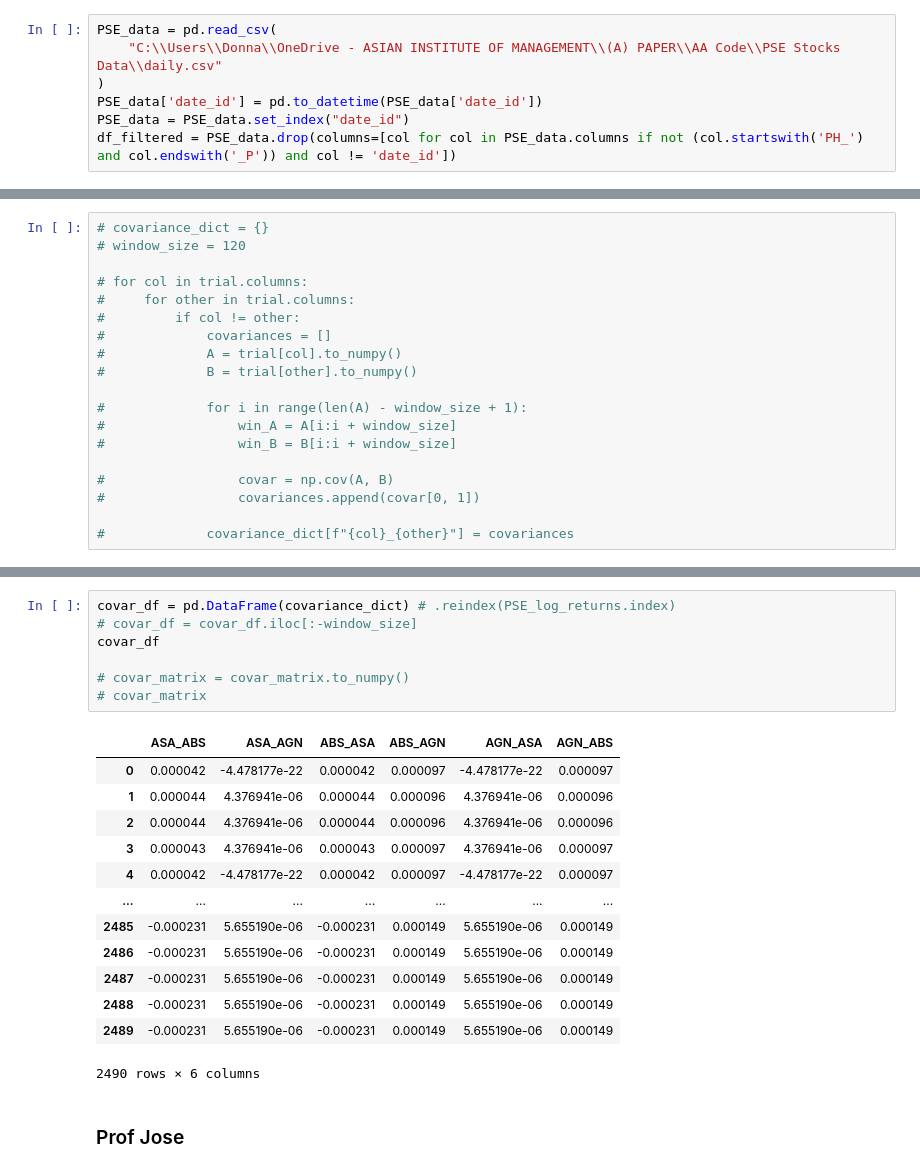
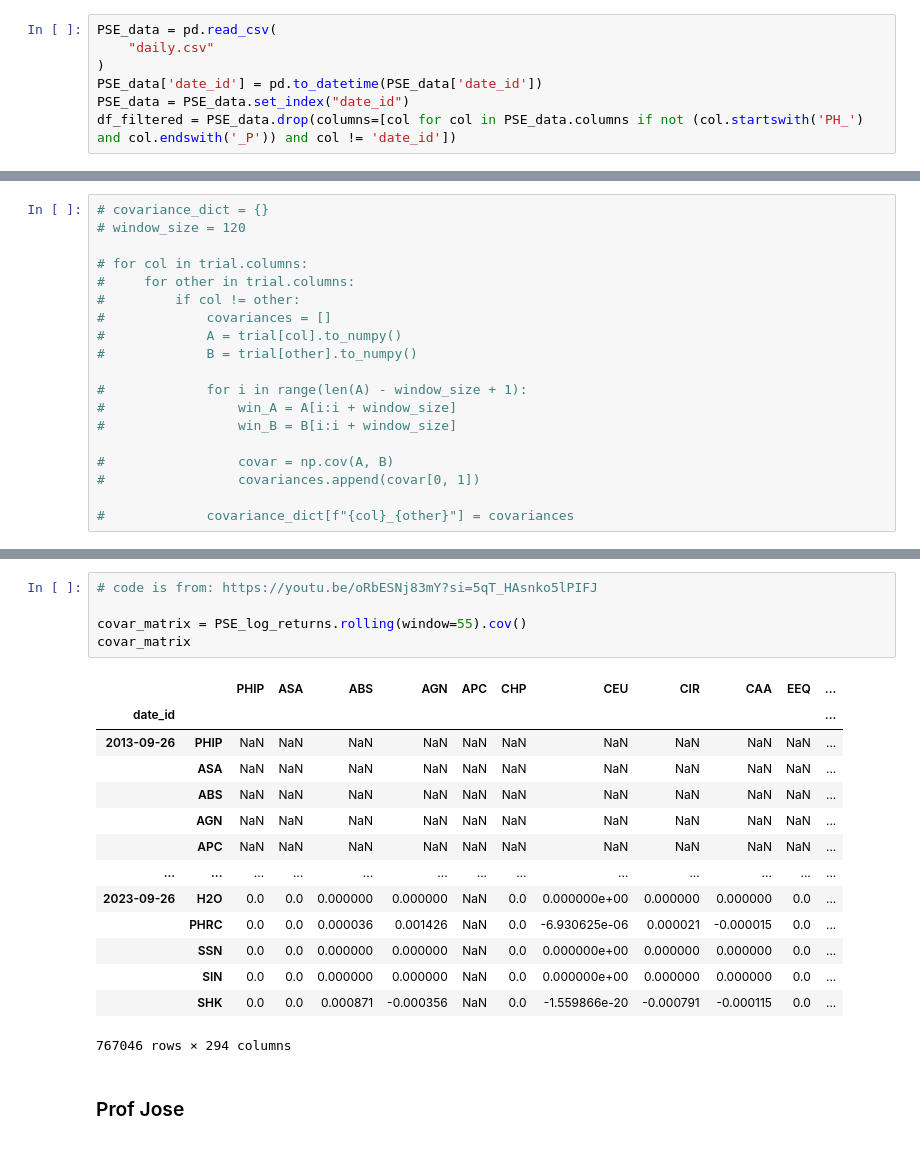
Before and after one commit to donnafaithhh/PSE-Work, a Jupyter notebook: DFTG New Data Processing.ipynb, the cells around one changed output, grey strips where cells are left out. Cells and saved outputs as stored; diff of their text form.

```diff
--- a/DFTG New Data Processing.ipynb
+++ b/DFTG New Data Processing.ipynb
@@ -11,7 +11,7 @@ import heapq # for minimum spanning tree
 This cell is for reading the data file.
 # %%
 PSE_data = pd.read_csv(
-    "C:\\Users\\Donna\\OneDrive - ASIAN INSTITUTE OF MANAGEMENT\\(A) PAPER\\AA Code\\PSE Stocks Data\\daily.csv"
+    "daily.csv"
 )
 PSE_data['date_id'] = pd.to_datetime(PSE_data['date_id'])
 PSE_data = PSE_data.set_index("date_id")
@@ -165,24 +120,23 @@ for col in trial.columns:
-# %%
-covar_df = pd.DataFrame(covariance_dict) # .reindex(PSE_log_returns.index)
-# covar_df = covar_df.iloc[:-window_size]
-covar_df
-
-# covar_matrix = covar_matrix.to_numpy()
-# covar_matrix
-# %% [output]
-|  | ASA_ABS | ASA_AGN | ABS_ASA | ABS_AGN | AGN_ASA | AGN_ABS |
-| 0 | 0.000042 | -4.478177e-22 | 0.000042 | 0.000097 | -4.478177e-22 | 0.000097 |
-| 1 | 0.000044 | 4.376941e-06 | 0.000044 | 0.000096 | 4.376941e-06 | 0.000096 |
-| 2 | 0.000044 | 4.376941e-06 | 0.000044 | 0.000096 | 4.376941e-06 | 0.000096 |
-| 3 | 0.000043 | 4.376941e-06 | 0.000043 | 0.000097 | 4.376941e-06 | 0.000097 |
-| 4 | 0.000042 | -4.478177e-22 | 0.000042 | 0.000097 | -4.478177e-22 | 0.000097 |
-| ... | ... | ... | ... | ... | ... | ... |
-| 2485 | -0.000231 | 5.655190e-06 | -0.000231 | 0.000149 | 5.655190e-06 | 0.000149 |
-| 2486 | -0.000231 | 5.655190e-06 | -0.000231 | 0.000149 | 5.655190e-06 | 0.000149 |
-| 2487 | -0.000231 | 5.655190e-06 | -0.000231 | 0.000149 | 5.655190e-06 | 0.000149 |
-| 2488 | -0.000231 | 5.655190e-06 | -0.000231 | 0.000149 | 5.655190e-06 | 0.000149 |
-| 2489 | -0.000231 | 5.655190e-06 | -0.000231 | 0.000149 | 5.655190e-06 | 0.000149 |
-2490 rows × 6 columns
+# %%
+# code is from: https://youtu.be/oRbESNj83mY?si=5qT_HAsnko5lPIFJ
+
+covar_matrix = PSE_log_returns.rolling(window=55).cov()
+covar_matrix
+# %% [output]
+|  |  | PHIP | ASA | ABS | AGN | APC | CHP | CEU | CIR | CAA | EEQ | ... |
+| date_id |  |  |  |  |  |  |  |  |  |  |  | ... |
+| 2013-09-26 | PHIP | NaN | NaN | NaN | NaN | NaN | NaN | NaN | NaN | NaN | NaN | ... |
+|  | ASA | NaN | NaN | NaN | NaN | NaN | NaN | NaN | NaN | NaN | NaN | ... |
+|  | ABS | NaN | NaN | NaN | NaN | NaN | NaN | NaN | NaN | NaN | NaN | ... |
+|  | AGN | NaN | NaN | NaN | NaN | NaN | NaN | NaN | NaN | NaN | NaN | ... |
+|  | APC | NaN | NaN | NaN | NaN | NaN | NaN | NaN | NaN | NaN | NaN | ... |
+| ... | ... | ... | ... | ... | ... | ... | ... | ... | ... | ... | ... | ... |
+| 2023-09-26 | H2O | 0.0 | 0.0 | 0.000000 | 0.000000 | NaN | 0.0 | 0.000000e+00 | 0.000000 | 0.000000 | 0.0 | ... |
+|  | PHRC | 0.0 | 0.0 | 0.000036 | 0.001426 | NaN | 0.0 | -6.930625e-06 | 0.000021 | -0.000015 | 0.0 | ... |
+|  | SSN | 0.0 | 0.0 | 0.000000 | 0.000000 | NaN | 0.0 | 0.000000e+00 | 0.000000 | 0.000000 | 0.0 | ... |
+|  | SIN | 0.0 | 0.0 | 0.000000 | 0.000000 | NaN | 0.0 | 0.000000e+00 | 0.000000 | 0.000000 | 0.0 | ... |
+|  | SHK | 0.0 | 0.0 | 0.000871 | -0.000356 | NaN | 0.0 | -1.559866e-20 | -0.000791 | -0.000115 | 0.0 | ... |
+767046 rows × 294 columns
 # %% [markdown]
 ### Prof Jose
 # %% [markdown]
```
Also changed, not shown: parts of 11 cells of this notebook.
